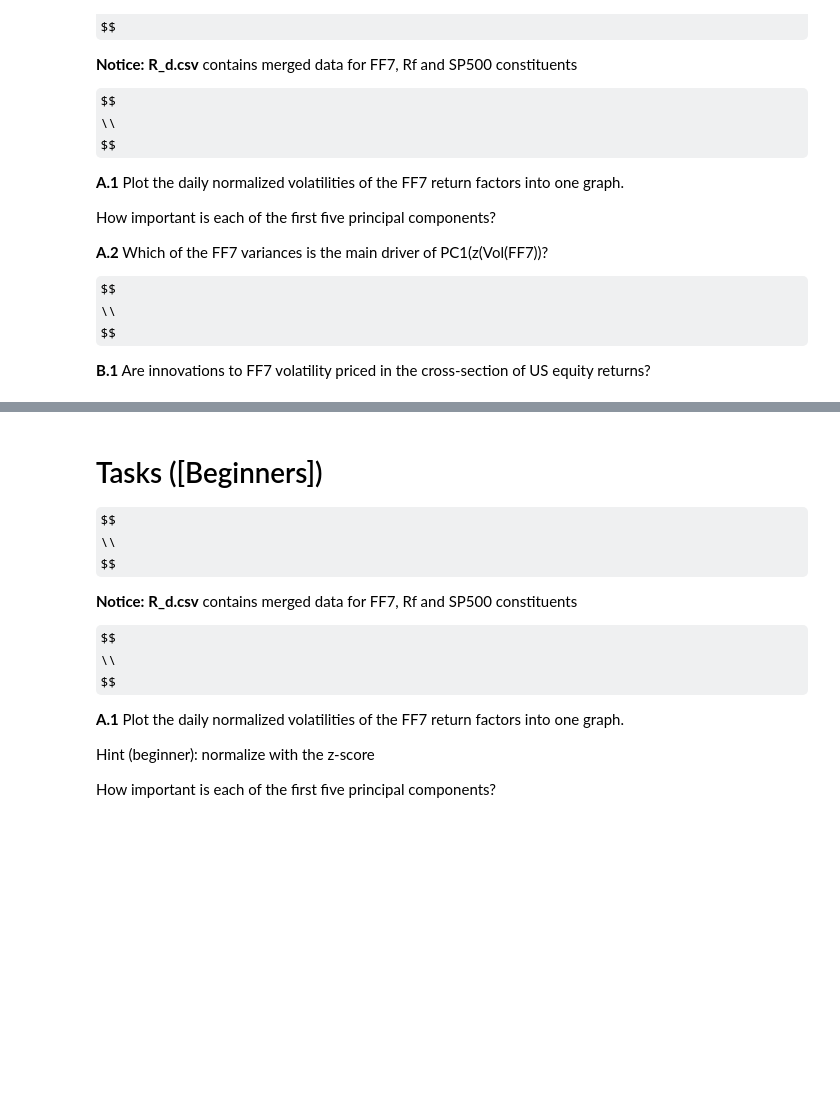
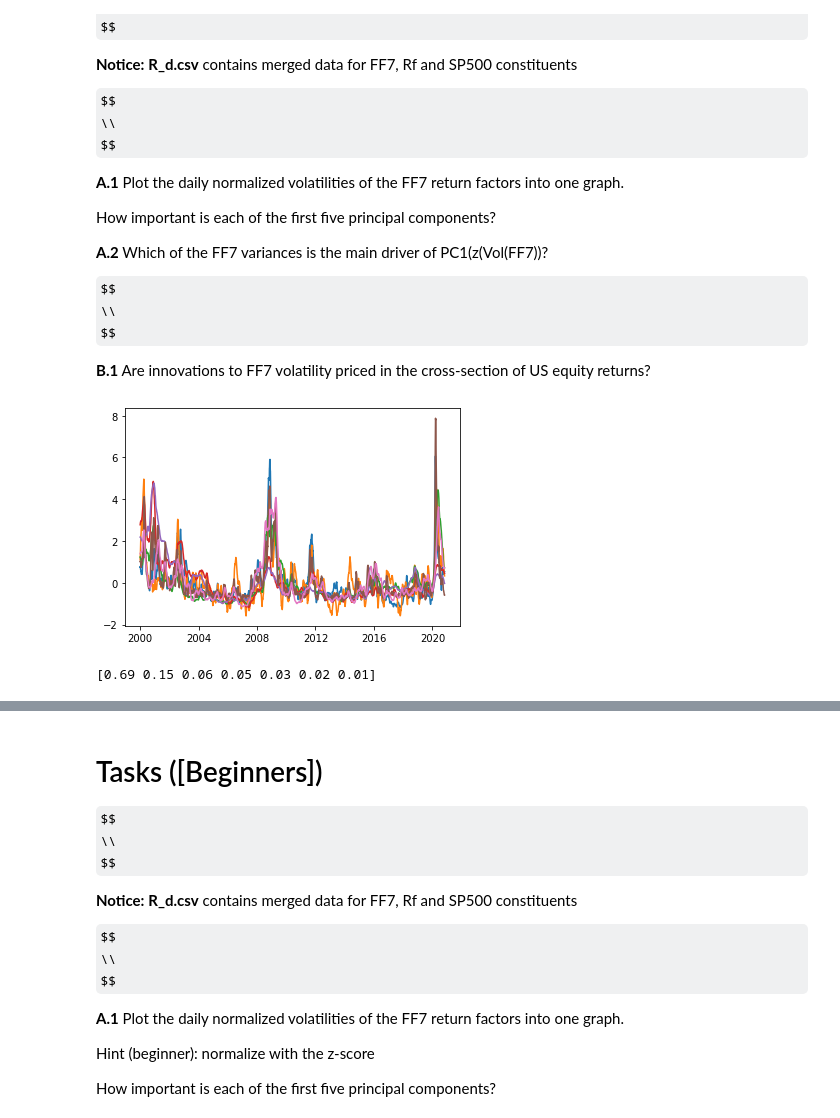
Before and after one commit to Alex-Vasilache/CRAM_WS20, a Jupyter notebook: Second run/Nr_7_LinearFactorModels_IsVolPricedInEquityReturns_ICAPM/Task_FF7_IsVolPriced_ICAPM.ipynb, the cells around one changed output, grey strips where cells are left out. Drawn from its saved outputs; the diff is of its cells as text; code cells hidden in the pictures; some formulas as TeX source; blank space fills up the shorter version.

```diff
--- a/Second run/Nr_7_LinearFactorModels_IsVolPricedInEquityReturns_ICAPM/Task_FF7_IsVolPriced_ICAPM.ipynb
+++ b/Second run/Nr_7_LinearFactorModels_IsVolPricedInEquityReturns_ICAPM/Task_FF7_IsVolPriced_ICAPM.ipynb
@@ -67,3 +77,34 @@ $$
 $$
 
 **B.1**  Are innovations to FF7 volatility priced in the cross-section of US equity returns?
+# %%
+data = pd.read_csv("R_d.csv", parse_dates=True, index_col=0)
+ff7 = pd.merge(data.iloc[:,:5], data.iloc[:,6:8], on="Date")
+rf = pd.DataFrame(data["RF_x"])
+r = data.iloc[:,8:]
+# %%
+def getStochasticVol(data):
+    SVM = QLSV(data)
+    SVM_result = SVM.fit(cov_type='robust')
+    #print(SVM_result.summary())
+    var_data = np.exp(SVM_result.smoothed_state[0]/2)
+    shock_data = SVM_result.smoothed_state_disturbance[0]
+    return(var_data
+    #,shock_data
+    )
+# %%
+ff7_vol = pd.DataFrame()
+for i in range(7):
+    ff7_vol[ff7.columns[i]] = stats.zscore(getStochasticVol(stats.zscore(ff7.iloc[:,i])) )
+
+ff7_vol.index = ff7.index
+plt.plot(ff7_vol);
+# %% [output]
+[figure, added]
+# %%
+pca = PCA()
+pca_ff7_vol_ts = pca.fit(ff7_vol)
+pc1_ff7_vol = pca.transform(ff7_vol)[:,0]
+print(np.round(pca_ff7_vol_ts.explained_variance_ratio_,2))
+# %% [output]
+[0.69 0.15 0.06 0.05 0.03 0.02 0.01]
```
Also changed, not shown: parts of 3 cells of this notebook, 2 other files.
